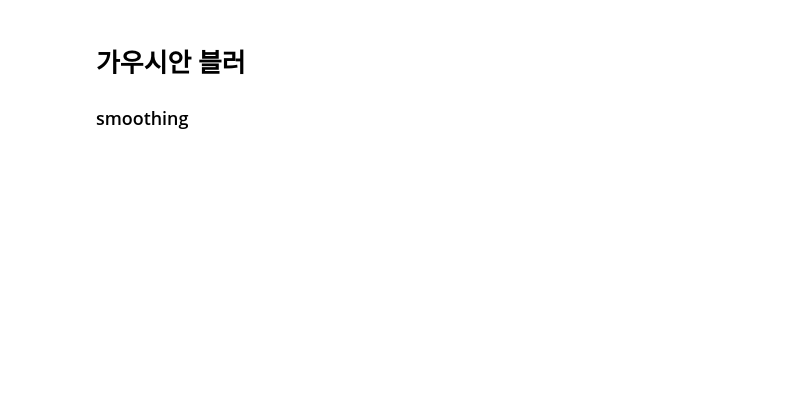
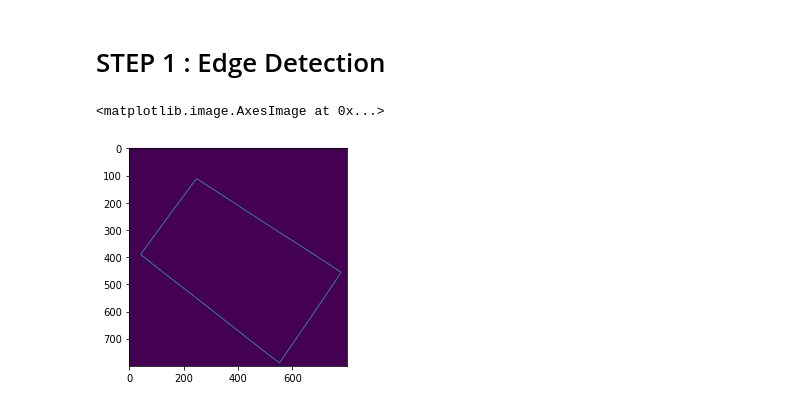
Before and after one commit to Hoon0427/Python.study, a Jupyter notebook: Oil_test/Code/oil_test_05.ipynb, the cells around one changed output. Drawn from its saved outputs; the diff is of its cells as text; code cells hidden in the pictures; blank space fills up the shorter version.

```diff
--- a/Oil_test/Code/oil_test_05.ipynb
+++ b/Oil_test/Code/oil_test_05.ipynb
@@ -1,14 +1,9 @@
 # %%
 import cv2
 import numpy as np
-import argparse
-import glob
 
 import matplotlib.pylab as plt
 %matplotlib inline
 
-image = cv2.imread('../File/oil_test_01.jpg')
+image = cv2.imread('../File/oil_test_03.jpg')
 orig = image.copy()
-# %% [markdown]
-# 가우시안 블러
-### smoothing
@@ -16,0 +10,15 @@ test_01 = cv2.GaussianBlur(orig, (5,5), 0)
+# %% [markdown]
+# STEP 1 : Edge Detection
+# %%
+r = 800.0 / image.shape[0]
+dim = (int(image.shape[1] * r), 800)
+image = cv2.resize(image, dim, interpolation = cv2.INTER_AREA)
+
+gray = cv2.cvtColor(image, cv2.COLOR_BGR2GRAY)
+blur = cv2.GaussianBlur(gray, (9,9), 0)
+edged = cv2.Canny(blur, 70, 150)
+
+plt.imshow(edged)
+# %% [output]
+<matplotlib.image.AxesImage at 0x...>
+[figure, added]
```
Also changed, not shown: parts of 22 cells of this notebook, 2 other files.
